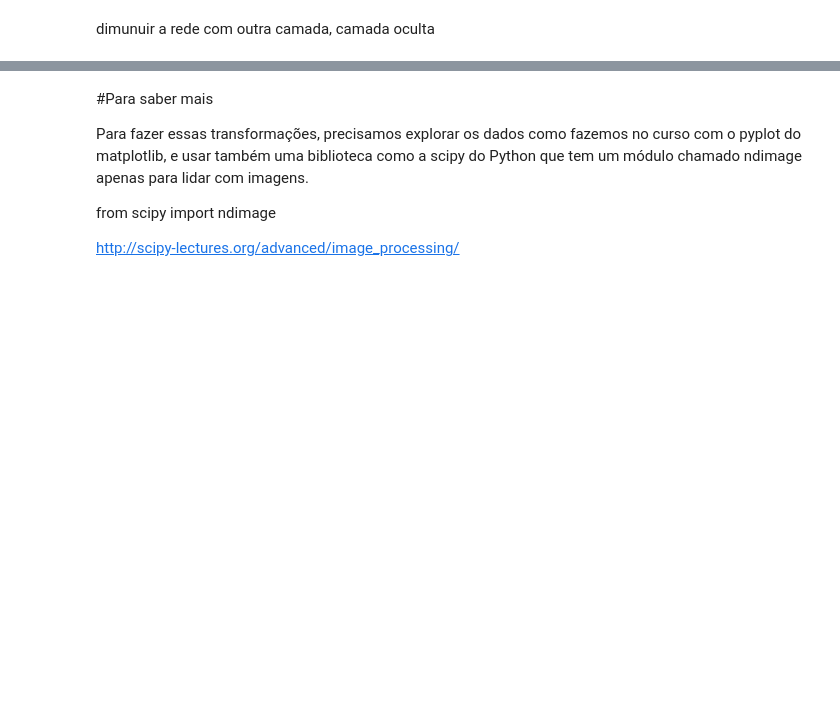
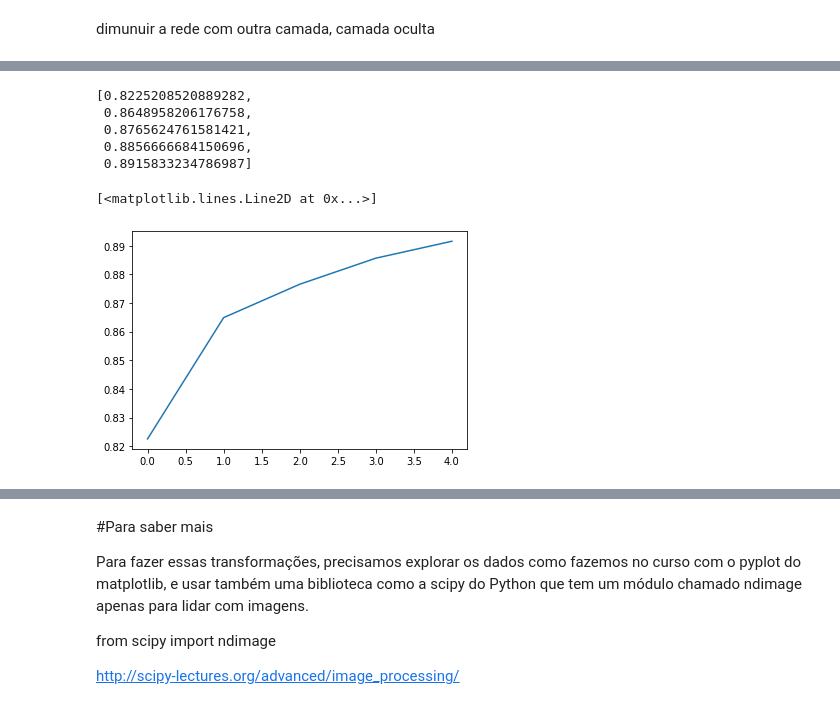
Before and after one commit to EduardoMoraesRitter/introducao_Deep_Learning_keras_tensorflow, a Jupyter notebook: deep_learning_classificacao.ipynb, the cells around one changed output, grey strips where cells are left out. Drawn from its saved outputs; the diff is of its cells as text; code cells hidden in the pictures; blank space fills up the shorter version.

```diff
--- a/deep_learning_classificacao.ipynb
+++ b/deep_learning_classificacao.ipynb
@@ -248,0 +251,14 @@ modelo5.fit(imagens_treino_normalizado, identificacoes_treino)
+# %%
+#4 camadas 56 > 256 > 10
+#agora almentar as epocas epochs=5
+#saber as metricas de accuracy
+modelo6 = keras.Sequential([
+                           keras.layers.Flatten(input_shape=(28, 28)),
+                           keras.layers.Dense(256, activation=tensorflow.nn.relu),
+                           keras.layers.Dense(10, activation=tensorflow.nn.softmax)
+                           ])
+
+modelo6.compile(optimizer='adam',
+               loss='sparse_categorical_crossentropy', metrics=['accuracy'])
+
+modelo6.fit(imagens_treino_normalizado, identificacoes_treino, epochs=5)
@@ -248,0 +316,15 @@ modelo5.fit(imagens_treino_normalizado, identificacoes_treino)
+# %%
+#4 camadas 56 > 256 > 10
+#agora almentar as epocas epochs=5
+#saber as metricas de accuracy
+#tbm incluir dados para a validacao de 20%
+modelo7 = keras.Sequential([
+                           keras.layers.Flatten(input_shape=(28, 28)),
+                           keras.layers.Dense(256, activation=tensorflow.nn.relu),
+                           keras.layers.Dense(10, activation=tensorflow.nn.softmax)
+                           ])
+
+modelo7.compile(optimizer='adam',
+               loss='sparse_categorical_crossentropy', metrics=['accuracy'])
+
+historico7 = modelo7.fit(imagens_treino_normalizado, identificacoes_treino, epochs=5, validation_split=0.2)
@@ -248,0 +369,13 @@ modelo5.fit(imagens_treino_normalizado, identificacoes_treino)
+# %%
+historico7.history['accuracy']
+# %% [output]
+[0.8225208520889282,
+ 0.8648958206176758,
+ 0.8765624761581421,
+ 0.8856666684150696,
+ 0.8915833234786987]
+# %%
+plt.plot(historico7.history['accuracy'])
+# %% [output]
+[<matplotlib.lines.Line2D at 0x...>]
+[figure, added]
```
Also changed, not shown: parts of 24 cells of this notebook.
